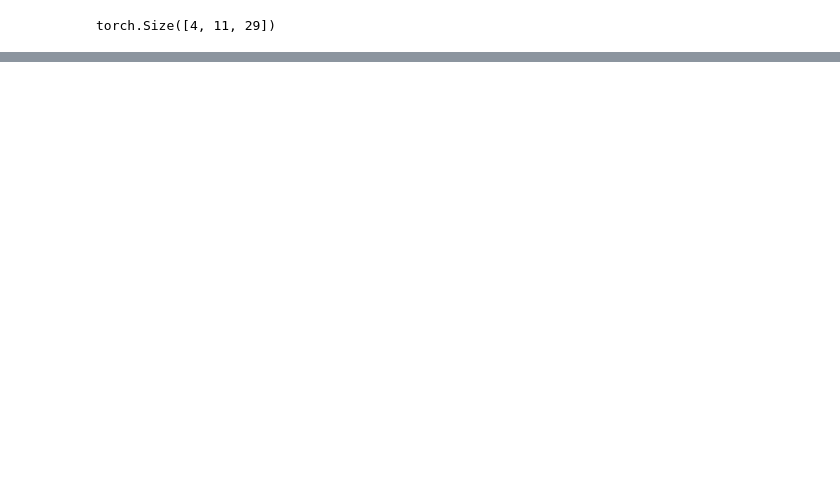
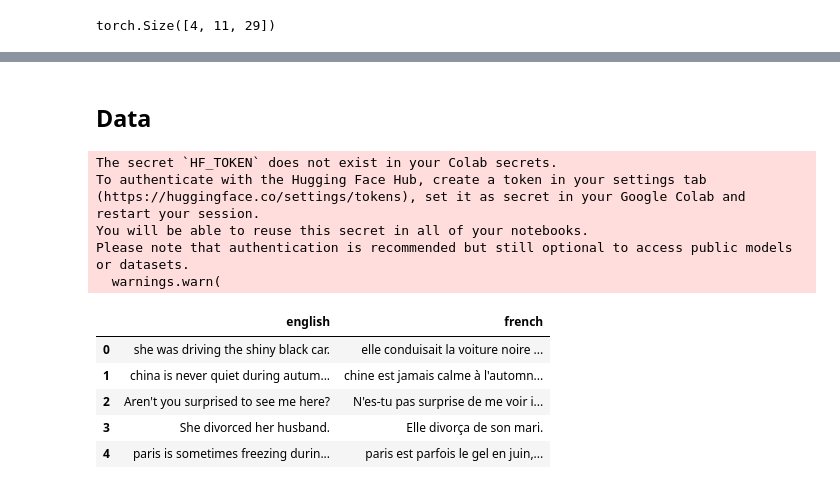
Before and after one commit to VictoorV/Transformer_Pre_In, a Jupyter notebook: Transformer_Attention.ipynb, the cells around one changed output, grey strips where cells are left out. Cells and saved outputs as stored; diff of their text form; code cells hidden in the pictures; blank space fills up the shorter version.

```diff
--- a/Transformer_Attention.ipynb
+++ b/Transformer_Attention.ipynb
@@ -308,0 +329,19 @@ torch.Size([4, 11, 29])
+# %% [markdown]
+## Data
+# %%
+import pandas as pd
+
+df = pd.read_csv("hf://datasets/FrancophonIA/english_french/train.csv")
+df.head()
+# %% [output]
+The secret `HF_TOKEN` does not exist in your Colab secrets.
+To authenticate with the Hugging Face Hub, create a token in your settings tab (https://huggingface.co/settings/tokens), set it as secret in your Google Colab and restart your session.
+You will be able to reuse this secret in all of your notebooks.
+Please note that authentication is recommended but still optional to access public models or datasets.
+  warnings.warn(
+|  | english | french |
+| 0 | she was driving the shiny black car. | elle conduisait la voiture noire ... |
+| 1 | china is never quiet during autum... | chine est jamais calme à l'automn... |
+| 2 | Aren't you surprised to see me here? | N'es-tu pas surprise de me voir i... |
+| 3 | She divorced her husband. | Elle divorça de son mari. |
+| 4 | paris is sometimes freezing durin... | paris est parfois le gel en juin,... |
```
Also changed, not shown: parts of 17 cells of this notebook.
